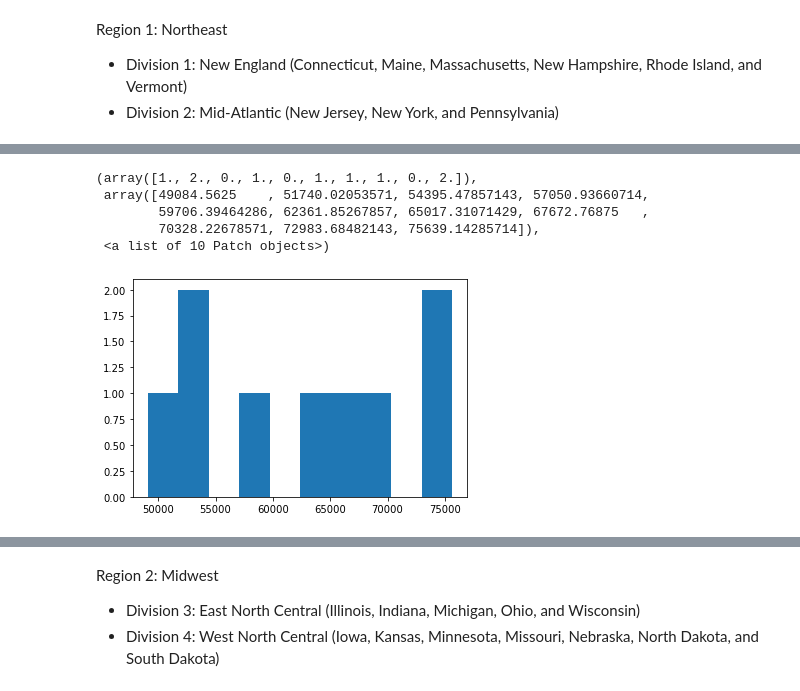
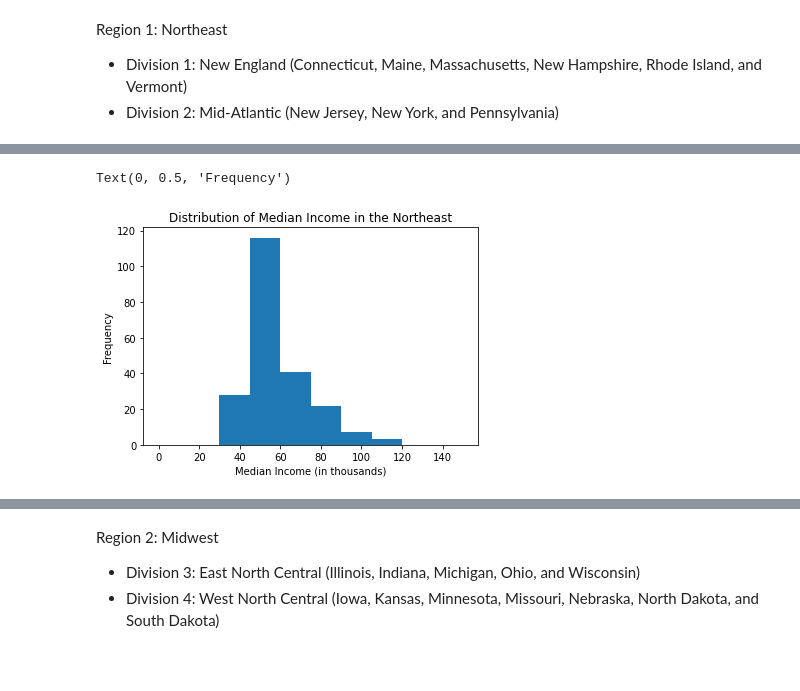
Before and after one commit to JiaJiunn/ORIE_4741_Project, a Jupyter notebook: analysis/histograms_zoe.ipynb, the cells around one changed output, grey strips where cells are left out. Drawn from its saved outputs; the diff is of its cells as text; code cells hidden in the pictures; blank space fills up the shorter version.

Commit message:
added histograms for median income

```diff
--- a/analysis/histograms_zoe.ipynb
+++ b/analysis/histograms_zoe.ipynb
@@ -67,9 +52,8 @@ medinc_northeast
-# %%
-plt.hist(medinc_northeast["MedianIncome"])
-# %% [output]
-(array([1., 2., 0., 1., 0., 1., 1., 1., 0., 2.]),
- array([49084.5625    , 51740.02053571, 54395.47857143, 57050.93660714,
-        59706.39464286, 62361.85267857, 65017.31071429, 67672.76875   ,
-        70328.22678571, 72983.68482143, 75639.14285714]),
- <a list of 10 Patch objects>)
-[figure, removed]
+# %%
+plt.title('Distribution of Median Income in the Northeast')
+plt.hist(northeast["MedianIncome"]/1000, range=[0, 150])
+plt.xlabel("Median Income (in thousands)")
+plt.ylabel('Frequency')
+# %% [output]
+Text(0, 0.5, 'Frequency')
+[figure, added]
```
Also changed, not shown: parts of 9 cells of this notebook.
